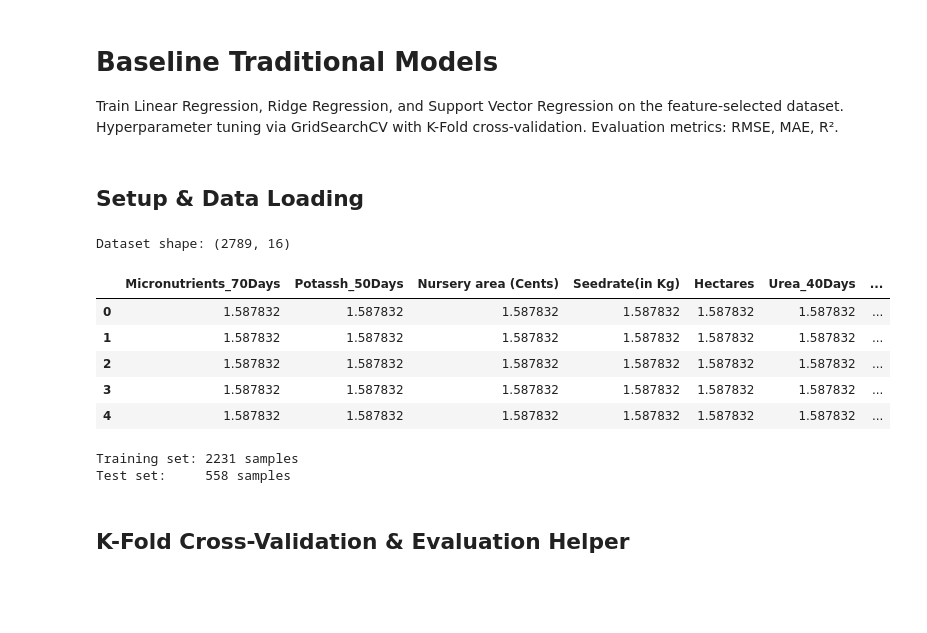
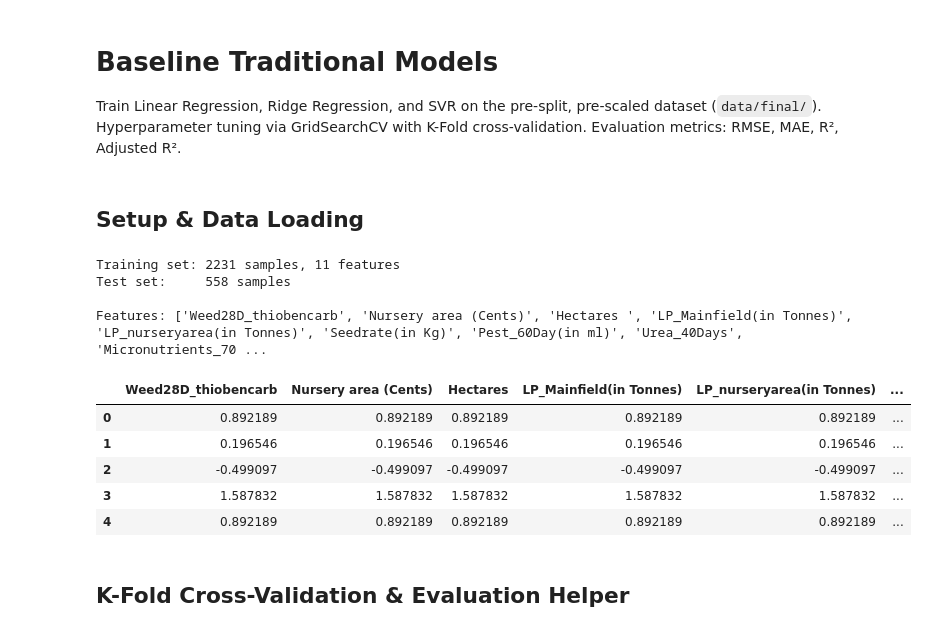
Before and after one commit to HelloPenguin1/Paddy_Yield_Prediction, a Jupyter notebook: model_training/05_baseline_traditional_models.ipynb, the cells around one changed output. Saved outputs shown, nothing was run; the diff lists cells and outputs as text; code cells hidden in the pictures; blank space fills up the shorter version.

```diff
--- a/model_training/05_baseline_traditional_models.ipynb
+++ b/model_training/05_baseline_traditional_models.ipynb
@@ -1,7 +1,7 @@
 # %% [markdown]
 # Baseline Traditional Models
 
-Train Linear Regression, Ridge Regression, and Support Vector Regression on the feature-selected dataset. Hyperparameter tuning via GridSearchCV with K-Fold cross-validation. Evaluation metrics: RMSE, MAE, R².
+Train Linear Regression, Ridge Regression, and SVR on the pre-split, pre-scaled dataset (`data/final/`). Hyperparameter tuning via GridSearchCV with K-Fold cross-validation. Evaluation metrics: RMSE, MAE, R², Adjusted R².
 # %% [markdown]
 ## Setup & Data Loading
 # %%
@@ -30,30 +29,28 @@ TARGET_COL = "Paddy yield(in Kg)"
 
 os.makedirs(MODELS_DIR, exist_ok=True)
-# %%
-df = pd.read_csv(DATA_PATH)
-print(f"Dataset shape: {df.shape}")
-df.head()
-# %% [output]
-Dataset shape: (2789, 16)
-|  | Micronutrients_70Days | Potassh_50Days | Nursery area (Cents) | Seedrate(in Kg) | Hectares | Urea_40Days | ... |
-| 0 | 1.587832 | 1.587832 | 1.587832 | 1.587832 | 1.587832 | 1.587832 | ... |
-| 1 | 1.587832 | 1.587832 | 1.587832 | 1.587832 | 1.587832 | 1.587832 | ... |
-| 2 | 1.587832 | 1.587832 | 1.587832 | 1.587832 | 1.587832 | 1.587832 | ... |
-| 3 | 1.587832 | 1.587832 | 1.587832 | 1.587832 | 1.587832 | 1.587832 | ... |
-| 4 | 1.587832 | 1.587832 | 1.587832 | 1.587832 | 1.587832 | 1.587832 | ... |
-# %%
-X = df.drop(columns=[TARGET_COL])
-y = df[TARGET_COL]
-
-X_train, X_test, y_train, y_test = train_test_split(
-    X, y, test_size=0.2, random_state=RANDOM_SEED
-)
-
-print(f"Training set: {X_train.shape[0]} samples")
-print(f"Test set:     {X_test.shape[0]} samples")
-# %% [output]
-Training set: 2231 samples
-Test set:     558 samples
+# %%
+X_train = pd.read_csv(os.path.join(FINAL_DIR, "X_train_scaled.csv"))
+X_test  = pd.read_csv(os.path.join(FINAL_DIR, "X_test_scaled.csv"))
+y_train = pd.read_csv(os.path.join(FINAL_DIR, "y_train.csv")).squeeze()
+y_test  = pd.read_csv(os.path.join(FINAL_DIR, "y_test.csv")).squeeze()
+
+n_features = X_train.shape[1]
+
+print(f"Training set: {X_train.shape[0]} samples, {n_features} features")
+print(f"Test set:     {X_test.shape[0]} samples")
+print(f"\nFeatures: {list(X_train.columns)}")
+X_train.head()
+# %% [output]
+Training set: 2231 samples, 11 features
+Test set:     558 samples
+
+Features: ['Weed28D_thiobencarb', 'Nursery area (Cents)', 'Hectares ', 'LP_Mainfield(in Tonnes)', 'LP_nurseryarea(in Tonnes)', 'Seedrate(in Kg)', 'Pest_60Day(in ml)', 'Urea_40Days', 'Micronutrients_70 ...
+|  | Weed28D_thiobencarb | Nursery area (Cents) | Hectares | LP_Mainfield(in Tonnes) | LP_nurseryarea(in Tonnes) | ... |
+| 0 | 0.892189 | 0.892189 | 0.892189 | 0.892189 | 0.892189 | ... |
+| 1 | 0.196546 | 0.196546 | 0.196546 | 0.196546 | 0.196546 | ... |
+| 2 | -0.499097 | -0.499097 | -0.499097 | -0.499097 | -0.499097 | ... |
+| 3 | 1.587832 | 1.587832 | 1.587832 | 1.587832 | 1.587832 | ... |
+| 4 | 0.892189 | 0.892189 | 0.892189 | 0.892189 | 0.892189 | ... |
 # %% [markdown]
 ## K-Fold Cross-Validation & Evaluation Helper
 # %%
```
Also changed, not shown: parts of 9 cells of this notebook, 6 other files.
